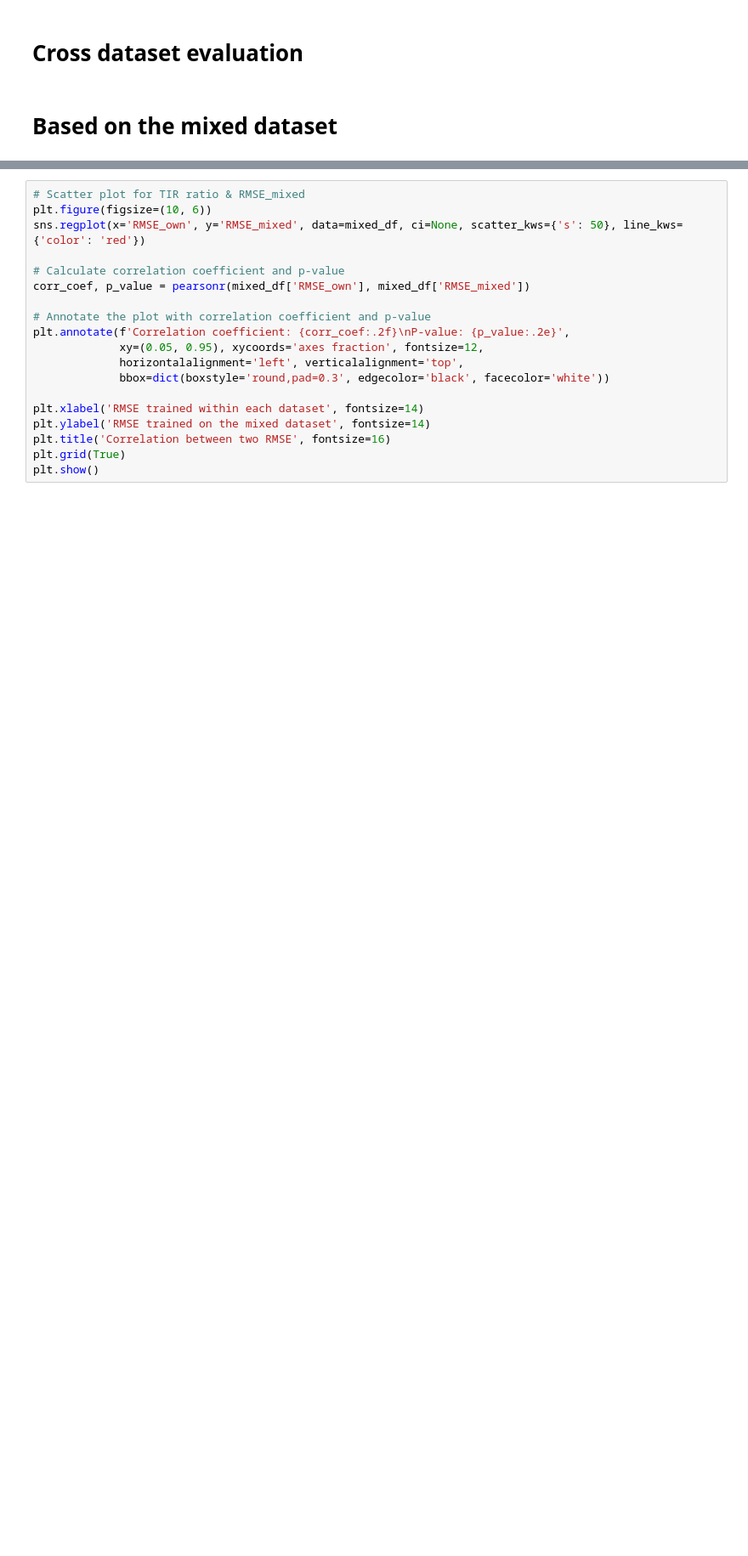
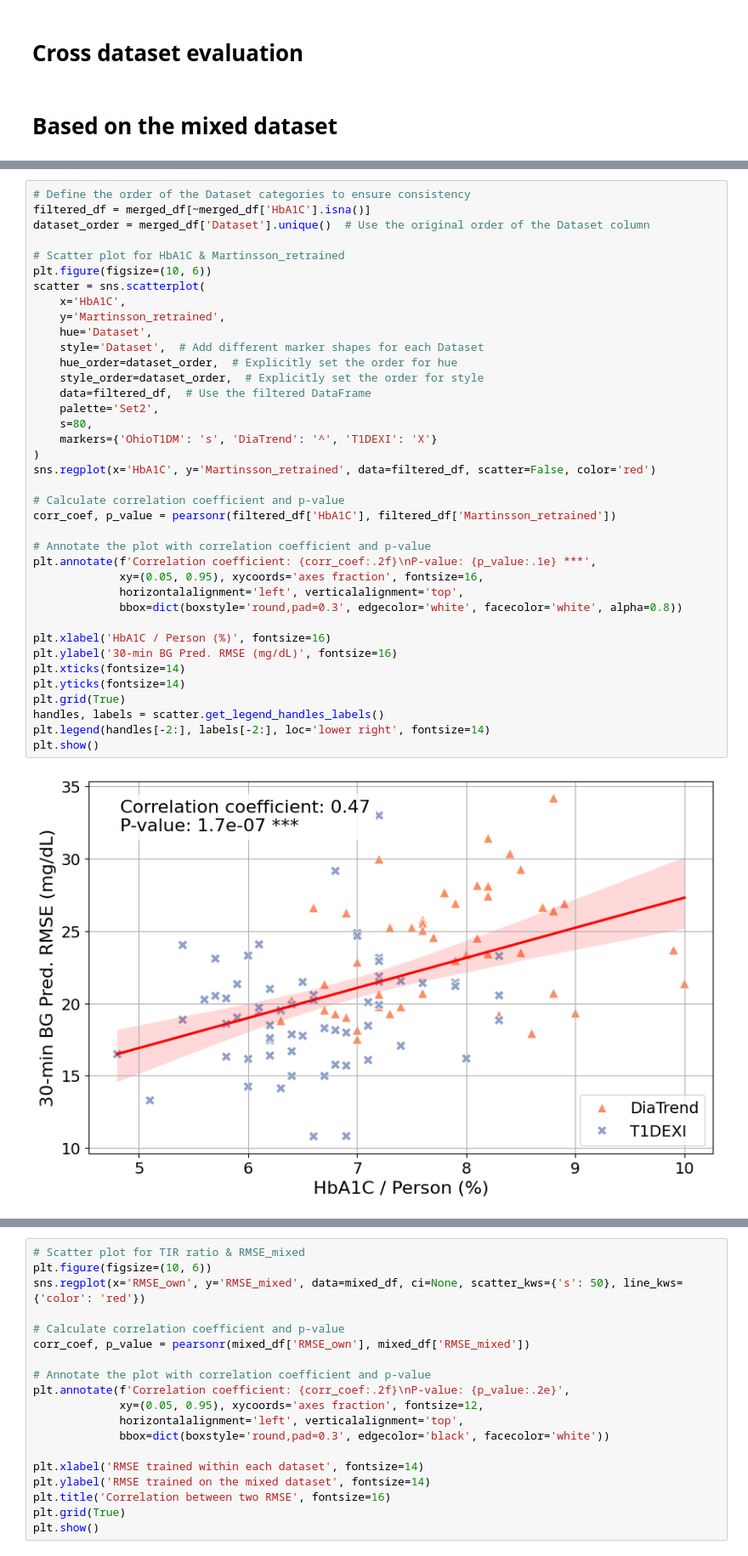
Before and after one commit to Augmented-Health-Lab/ReproGenBG_ML4H, a Jupyter notebook: ResultCalculation/result_figures.ipynb, the cells around one changed output, grey strips where cells are left out. Shown at 85% size. Drawn from its saved outputs; the diff is of its cells as text; blank space fills up the shorter version.

```diff
--- a/ResultCalculation/result_figures.ipynb
+++ b/ResultCalculation/result_figures.ipynb
@@ -881,0 +919,40 @@ plt.show()
+# %%
+# Define the order of the Dataset categories to ensure consistency
+filtered_df = merged_df[~merged_df['HbA1C'].isna()]
+dataset_order = merged_df['Dataset'].unique()  # Use the original order of the Dataset column
+
+# Scatter plot for HbA1C & Martinsson_retrained
+plt.figure(figsize=(10, 6))
+scatter = sns.scatterplot(
+    x='HbA1C',
+    y='Martinsson_retrained',
+    hue='Dataset',
+    style='Dataset',  # Add different marker shapes for each Dataset
+    hue_order=dataset_order,  # Explicitly set the order for hue
+    style_order=dataset_order,  # Explicitly set the order for style
+    data=filtered_df,  # Use the filtered DataFrame
+    palette='Set2',
+    s=80,
+    markers={'OhioT1DM': 's', 'DiaTrend': '^', 'T1DEXI': 'X'}
+)
+sns.regplot(x='HbA1C', y='Martinsson_retrained', data=filtered_df, scatter=False, color='red')
+
+# Calculate correlation coefficient and p-value
+corr_coef, p_value = pearsonr(filtered_df['HbA1C'], filtered_df['Martinsson_retrained'])
+
+# Annotate the plot with correlation coefficient and p-value
+plt.annotate(f'Correlation coefficient: {corr_coef:.2f}\nP-value: {p_value:.1e} ***',
+             xy=(0.05, 0.95), xycoords='axes fraction', fontsize=16,
+             horizontalalignment='left', verticalalignment='top',
+             bbox=dict(boxstyle='round,pad=0.3', edgecolor='white', facecolor='white', alpha=0.8))
+
+plt.xlabel('HbA1C / Person (%)', fontsize=16)
+plt.ylabel('30-min BG Pred. RMSE (mg/dL)', fontsize=16)
+plt.xticks(fontsize=14)
+plt.yticks(fontsize=14)
+plt.grid(True)
+handles, labels = scatter.get_legend_handles_labels()
+plt.legend(handles[-2:], labels[-2:], loc='lower right', fontsize=14)
+plt.show()
+# %% [output]
+[figure, added]
```
Also changed, not shown: parts of 15 cells of this notebook, 5 other files.
